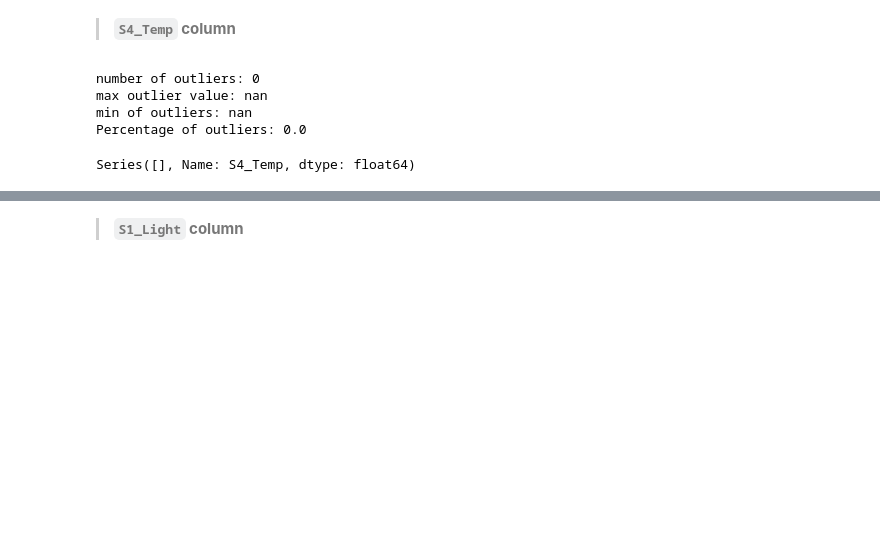
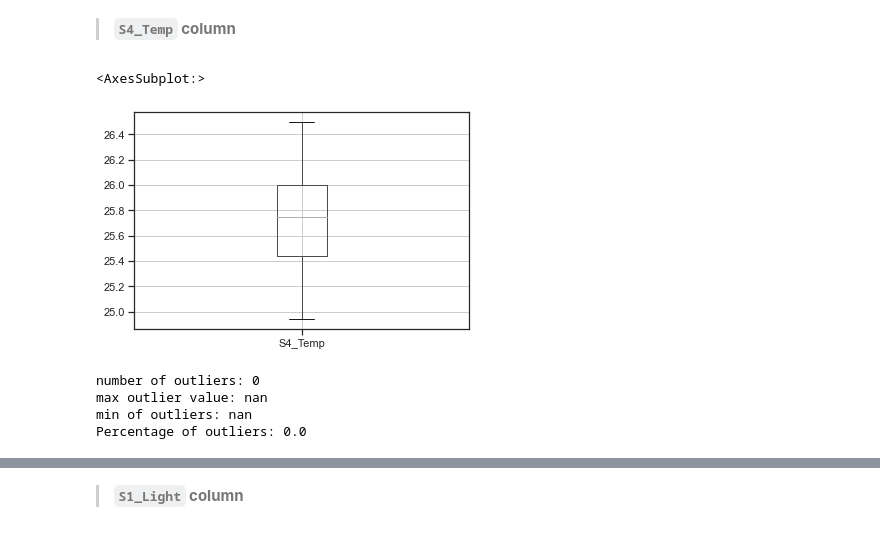
Before and after one commit to ChauHuynh1/Room-Occupancy-Estimation, a Jupyter notebook: EEET2485_GroupProject.ipynb, the cells around one changed output, grey strips where cells are left out. Saved outputs shown, nothing was run; the diff lists cells and outputs as text; code cells hidden in the pictures; blank space fills up the shorter version.

```diff
--- a/EEET2485_GroupProject.ipynb
+++ b/EEET2485_GroupProject.ipynb
@@ -535,7 +531,12 @@ Series([], Name: S3_Temp, dtype: float64)
 # %% [markdown]
 > **`S4_Temp` column**
+# %%
+df.boxplot(column= "S4_Temp")
+# %% [output]
+<AxesSubplot:>
+[figure, added]
 # %%
-outliers = detect_outliers_IQR(df['S4_Temp'])
+outliers, upper, lower = detect_outliers_IQR(df['S4_Temp'])
 
 print("number of outliers: "+ str(len(outliers)))
 
@@ -544,11 +545,8 @@ print("max outlier value: "+ str(outliers.max()))
 print("min of outliers: "+ str(outliers.min()))
 
 print("Percentage of outliers: "+ str(len(outliers)/len(df) * 100))
-
-outliers
 # %% [output]
 number of outliers: 0
 max outlier value: nan
 min of outliers: nan
 Percentage of outliers: 0.0
-Series([], Name: S4_Temp, dtype: float64)
```
Also changed, not shown: parts of 113 cells of this notebook, 1 other file.
